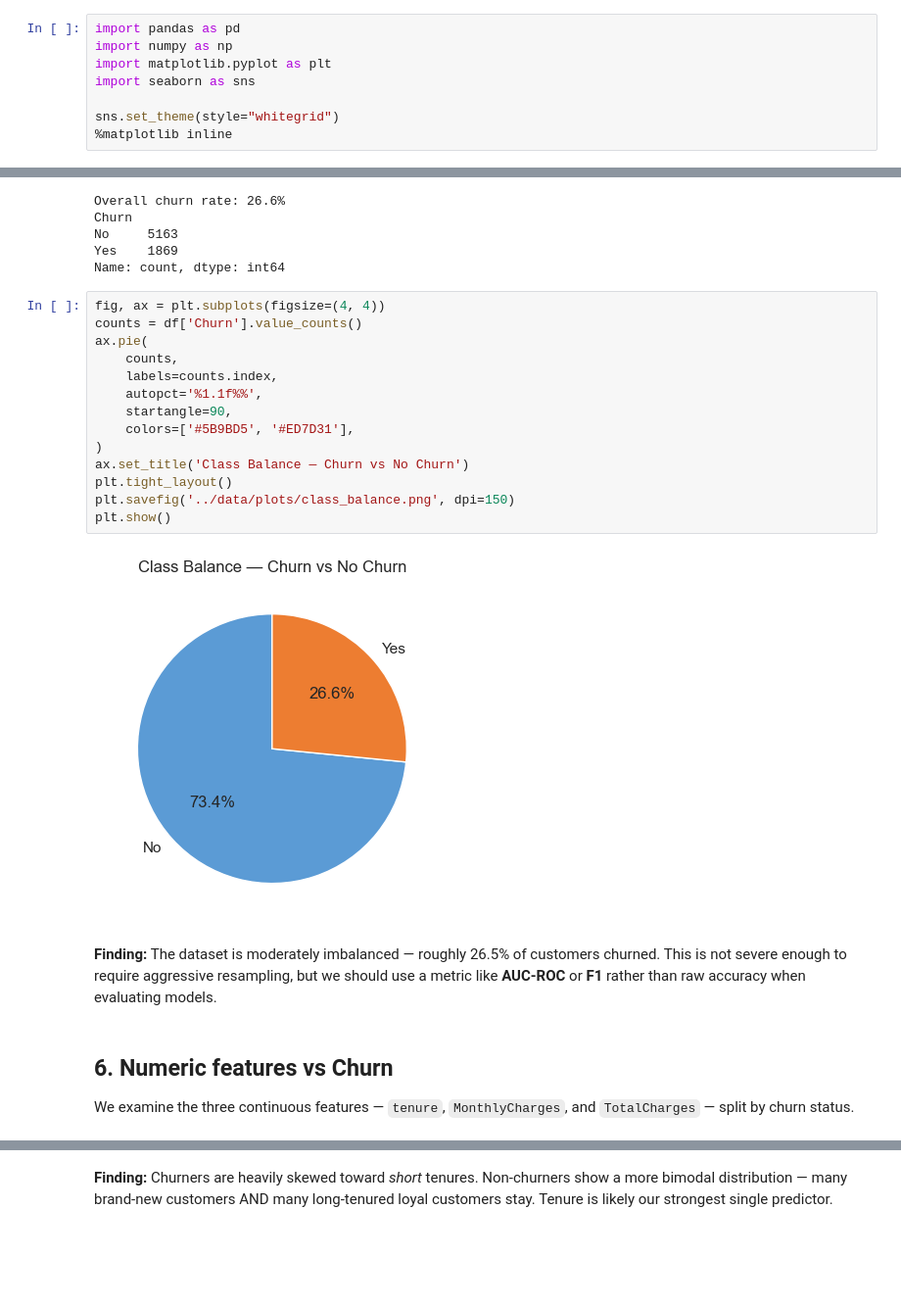
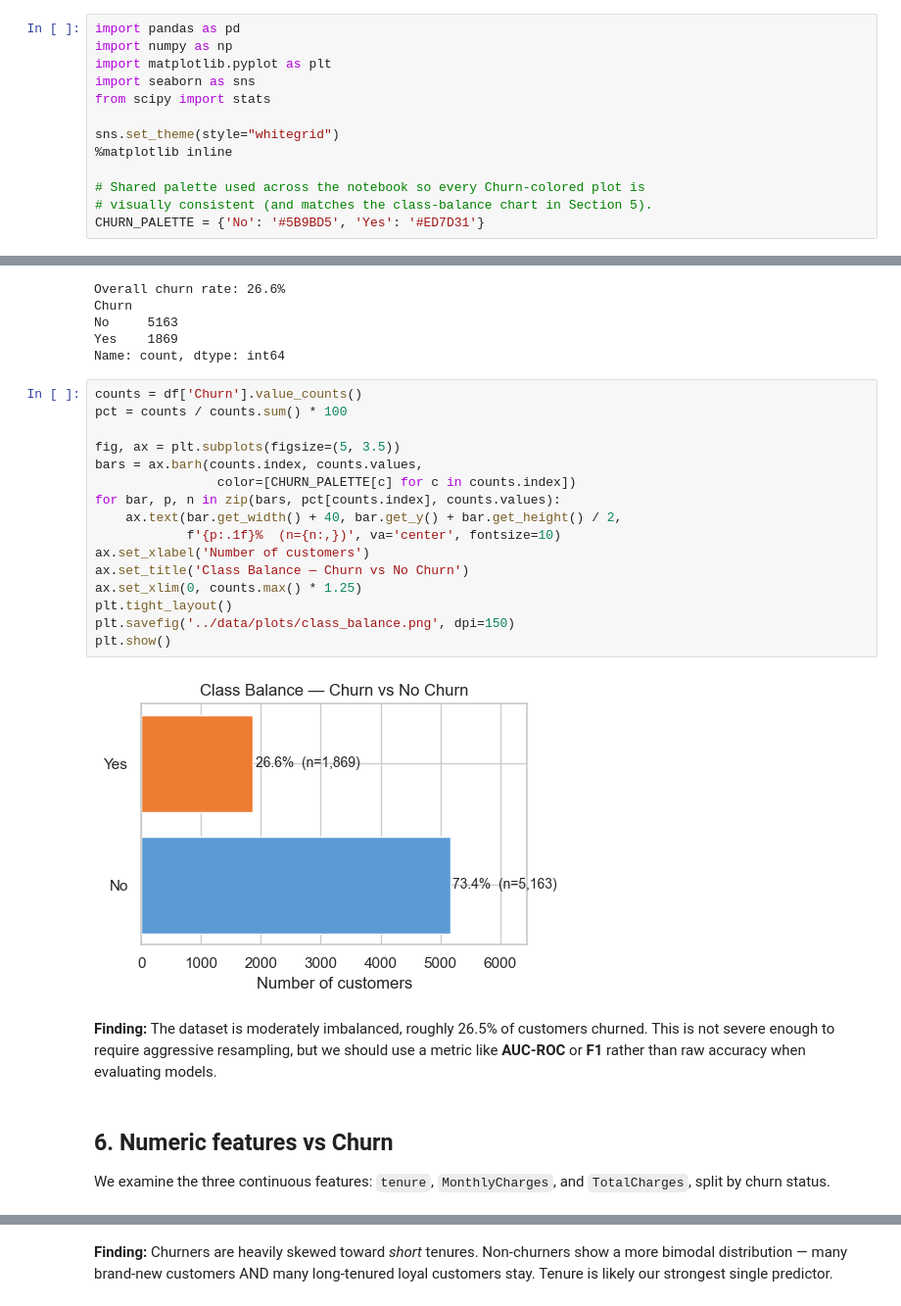
Before and after one commit to lmcbride053/customer-churn-prediction, a Jupyter notebook: notebooks/01_eda.ipynb, the cells around one changed output, grey strips where cells are left out. Shown at 98% size. Drawn from its saved outputs; the diff is of its cells as text; blank space fills up the shorter version.

```diff
--- a/notebooks/01_eda.ipynb
+++ b/notebooks/01_eda.ipynb
@@ -18,9 +18,14 @@ import pandas as pd
 import numpy as np
 import matplotlib.pyplot as plt
 import seaborn as sns
+from scipy import stats
 
 sns.set_theme(style="whitegrid")
 %matplotlib inline
+
+# Shared palette used across the notebook so every Churn-colored plot is
+# visually consistent (and matches the class-balance chart in Section 5).
+CHURN_PALETTE = {'No': '#5B9BD5', 'Yes': '#ED7D31'}
 # %% [markdown]
 ## 2. Load the data
 
@@ -111,30 +116,32 @@ No     5163
 Yes    1869
 Name: count, dtype: int64
 # %%
-fig, ax = plt.subplots(figsize=(4, 4))
 counts = df['Churn'].value_counts()
-ax.pie(
-    counts,
-    labels=counts.index,
-    autopct='%1.1f%%',
-    startangle=90,
-    colors=['#5B9BD5', '#ED7D31'],
-)
+pct = counts / counts.sum() * 100
+
+fig, ax = plt.subplots(figsize=(5, 3.5))
+bars = ax.barh(counts.index, counts.values,
+                color=[CHURN_PALETTE[c] for c in counts.index])
+for bar, p, n in zip(bars, pct[counts.index], counts.values):
+    ax.text(bar.get_width() + 40, bar.get_y() + bar.get_height() / 2,
+            f'{p:.1f}%  (n={n:,})', va='center', fontsize=10)
+ax.set_xlabel('Number of customers')
 ax.set_title('Class Balance — Churn vs No Churn')
+ax.set_xlim(0, counts.max() * 1.25)
 plt.tight_layout()
 plt.savefig('../data/plots/class_balance.png', dpi=150)
 plt.show()
 # %% [output]
-[figure, old version]
+[figure, new version]
 # %% [markdown]
-**Finding:** The dataset is moderately imbalanced — roughly 26.5% of customers
+**Finding:** The dataset is moderately imbalanced, roughly 26.5% of customers
 churned. This is not severe enough to require aggressive resampling, but we
 should use a metric like **AUC-ROC** or **F1** rather than raw accuracy when
 evaluating models.
 # %% [markdown]
 ## 6. Numeric features vs Churn
 
-We examine the three continuous features — `tenure`, `MonthlyCharges`,
-and `TotalCharges` — split by churn status.
+We examine the three continuous features: `tenure`, `MonthlyCharges`,
+and `TotalCharges`, split by churn status.
 # %%
 # Tenure
```
Also changed, not shown: parts of 28 cells of this notebook.
